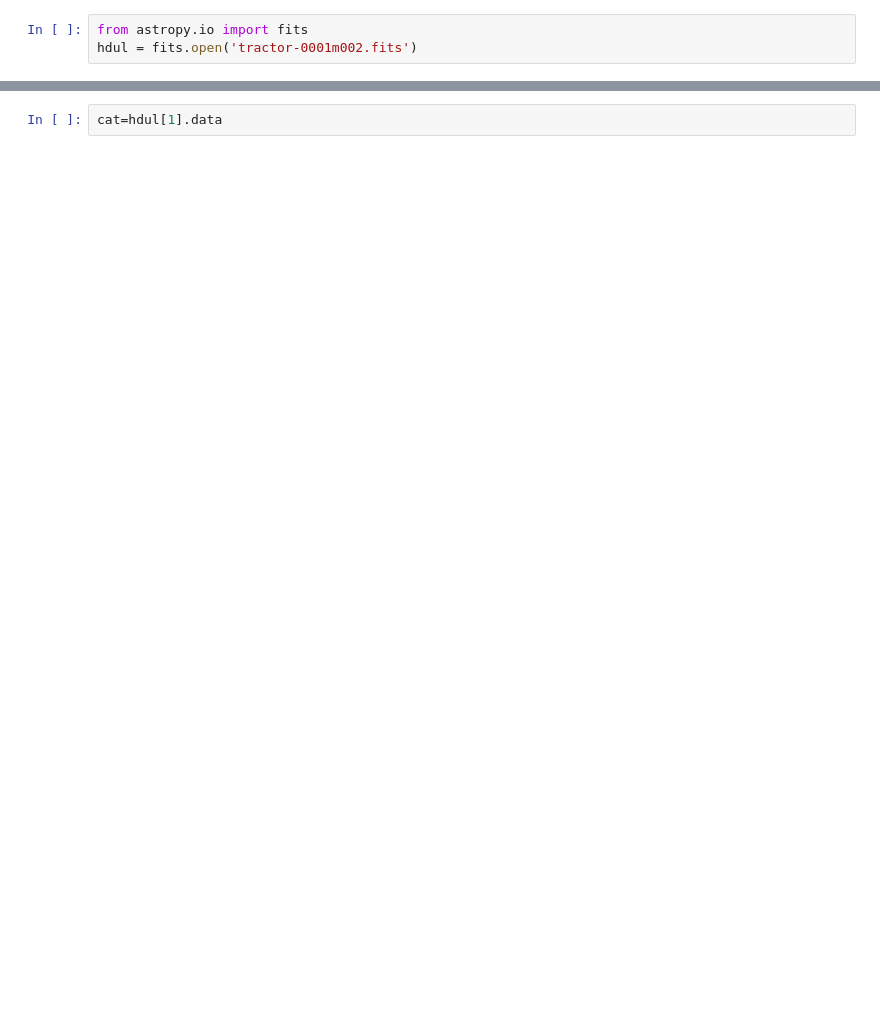
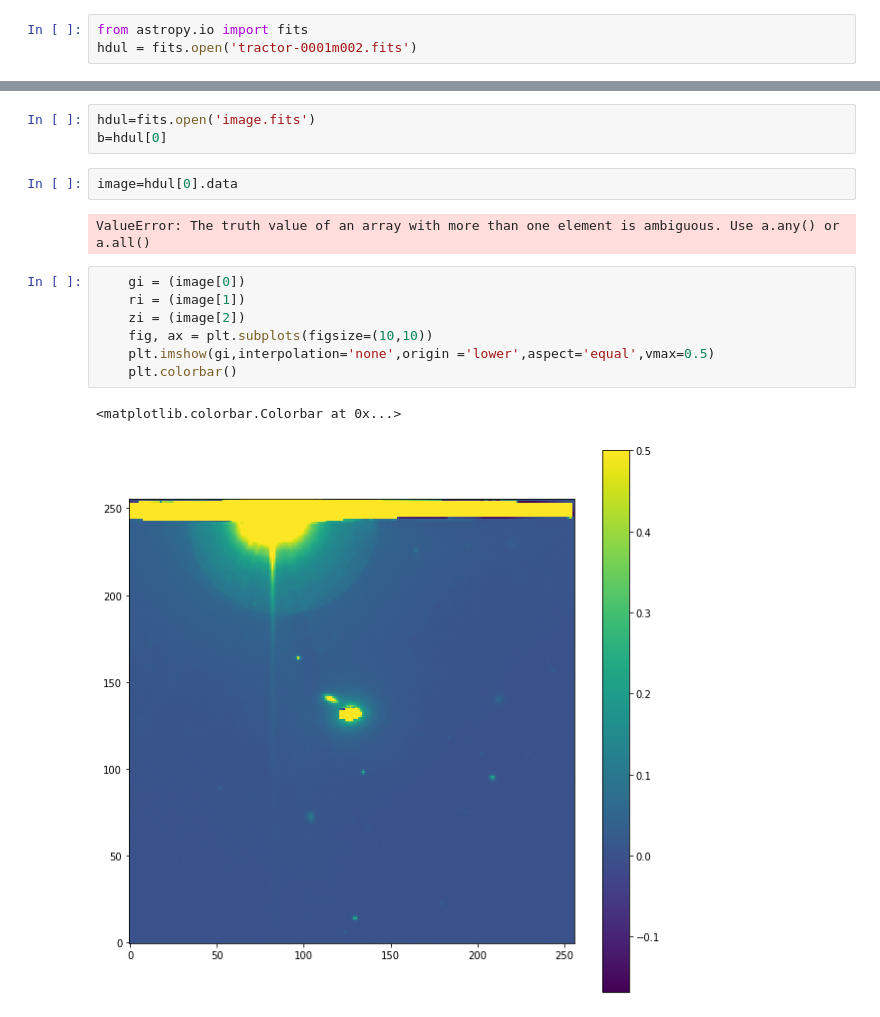
Before and after one commit to volodymyrss/renku-aqs-test-case-obsolete, a Jupyter notebook: LegacySurvey.ipynb, the cells around one changed output, grey strips where cells are left out. Drawn from its saved outputs; the diff is of its cells as text; blank space fills up the shorter version.

```diff
--- a/LegacySurvey.ipynb
+++ b/LegacySurvey.ipynb
@@ -9,2 +64,17 @@ hdul = fits.open('tractor-0001m002.fits')
+# %%
+hdul=fits.open('image.fits')
+b=hdul[0]
 # %%
-cat=hdul[1].data
+image=hdul[0].data
+# %% [output]
+ValueError: The truth value of an array with more than one element is ambiguous. Use a.any() or a.all()
+# %%
+    gi = (image[0])
+    ri = (image[1])
+    zi = (image[2])
+    fig, ax = plt.subplots(figsize=(10,10))
+    plt.imshow(gi,interpolation='none',origin ='lower',aspect='equal',vmax=0.5)
+    plt.colorbar()
+# %% [output]
+<matplotlib.colorbar.Colorbar at 0x...>
+[figure, added]
```
Also changed, not shown: parts of 11 cells of this notebook, 6 other files.
